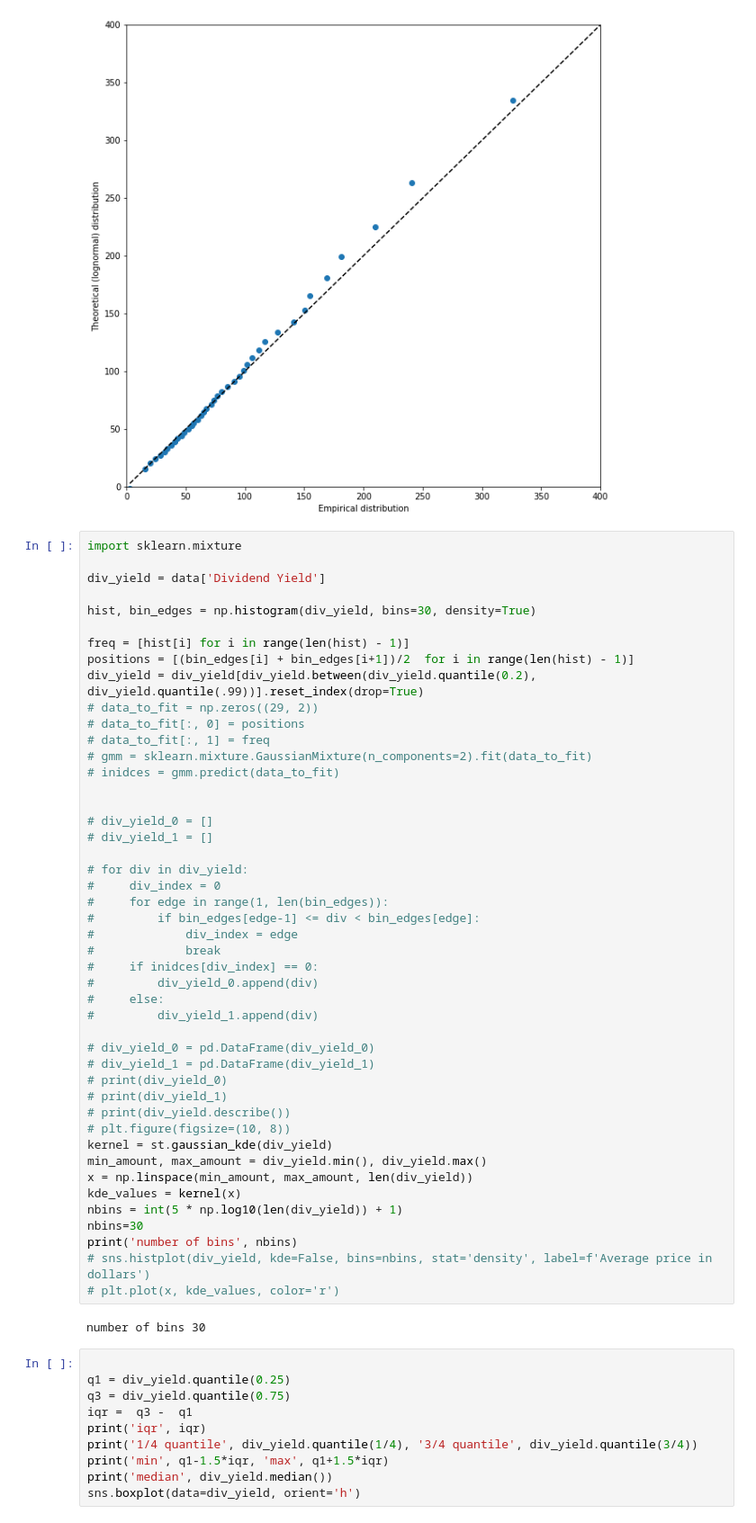
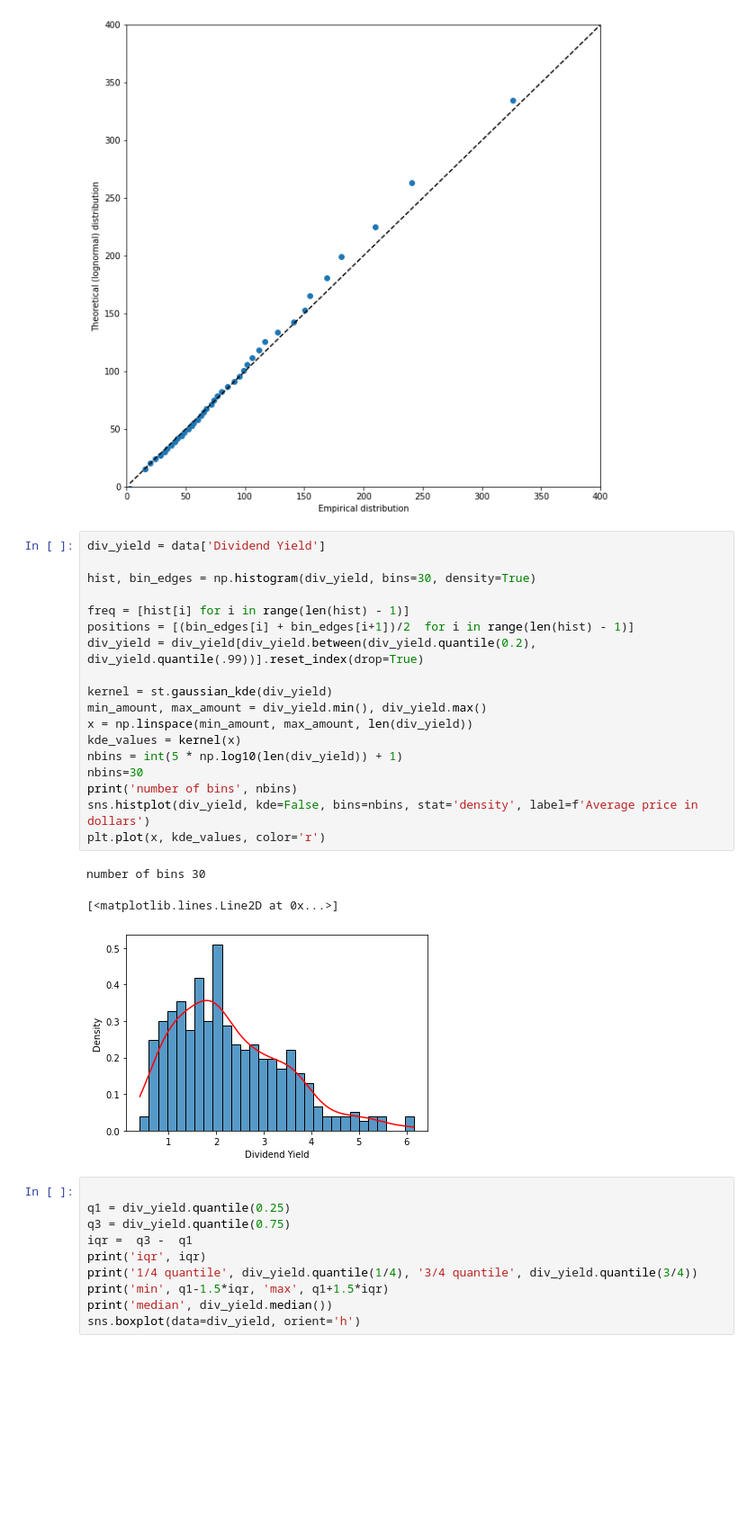
Before and after one commit to morkovka1337/multidimensional_data_processing, a Jupyter notebook: task1.ipynb, the cells around one changed output. Shown: that part at 90% size. Cells and saved outputs as stored; diff of their text form; blank space fills up the shorter version.

```diff
--- a/task1.ipynb
+++ b/task1.ipynb
@@ -123,53 +123,27 @@ plt.show()
 # %% [output]
 [figure]
 # %%
-import sklearn.mixture
-
 div_yield = data['Dividend Yield']
 
 hist, bin_edges = np.histogram(div_yield, bins=30, density=True)
 
 freq = [hist[i] for i in range(len(hist) - 1)]
 positions = [(bin_edges[i] + bin_edges[i+1])/2  for i in range(len(hist) - 1)]
 div_yield = div_yield[div_yield.between(div_yield.quantile(0.2), div_yield.quantile(.99))].reset_index(drop=True)
-# data_to_fit = np.zeros((29, 2))
-# data_to_fit[:, 0] = positions
-# data_to_fit[:, 1] = freq
-# gmm = sklearn.mixture.GaussianMixture(n_components=2).fit(data_to_fit)
-# inidces = gmm.predict(data_to_fit)
 
-
-# div_yield_0 = []
-# div_yield_1 = []
-
-# for div in div_yield:
-#     div_index = 0
-#     for edge in range(1, len(bin_edges)):
-#         if bin_edges[edge-1] <= div < bin_edges[edge]:
-#             div_index = edge
-#             break
-#     if inidces[div_index] == 0:
-#         div_yield_0.append(div)
-#     else:
-#         div_yield_1.append(div)
-
-# div_yield_0 = pd.DataFrame(div_yield_0)
-# div_yield_1 = pd.DataFrame(div_yield_1)
-# print(div_yield_0)
-# print(div_yield_1)
-# print(div_yield.describe())
-# plt.figure(figsize=(10, 8))
 kernel = st.gaussian_kde(div_yield)
 min_amount, max_amount = div_yield.min(), div_yield.max()
 x = np.linspace(min_amount, max_amount, len(div_yield))
 kde_values = kernel(x)
 nbins = int(5 * np.log10(len(div_yield)) + 1)
 nbins=30
 print('number of bins', nbins)
-# sns.histplot(div_yield, kde=False, bins=nbins, stat='density', label=f'Average price in dollars')
-# plt.plot(x, kde_values, color='r')
+sns.histplot(div_yield, kde=False, bins=nbins, stat='density', label=f'Average price in dollars')
+plt.plot(x, kde_values, color='r')
 # %% [output]
 number of bins 30
+[<matplotlib.lines.Line2D at 0x...>]
+[figure, added]
 # %%
 
 q1 = div_yield.quantile(0.25)
```
Also changed, not shown: parts of 1 cell of this notebook.
